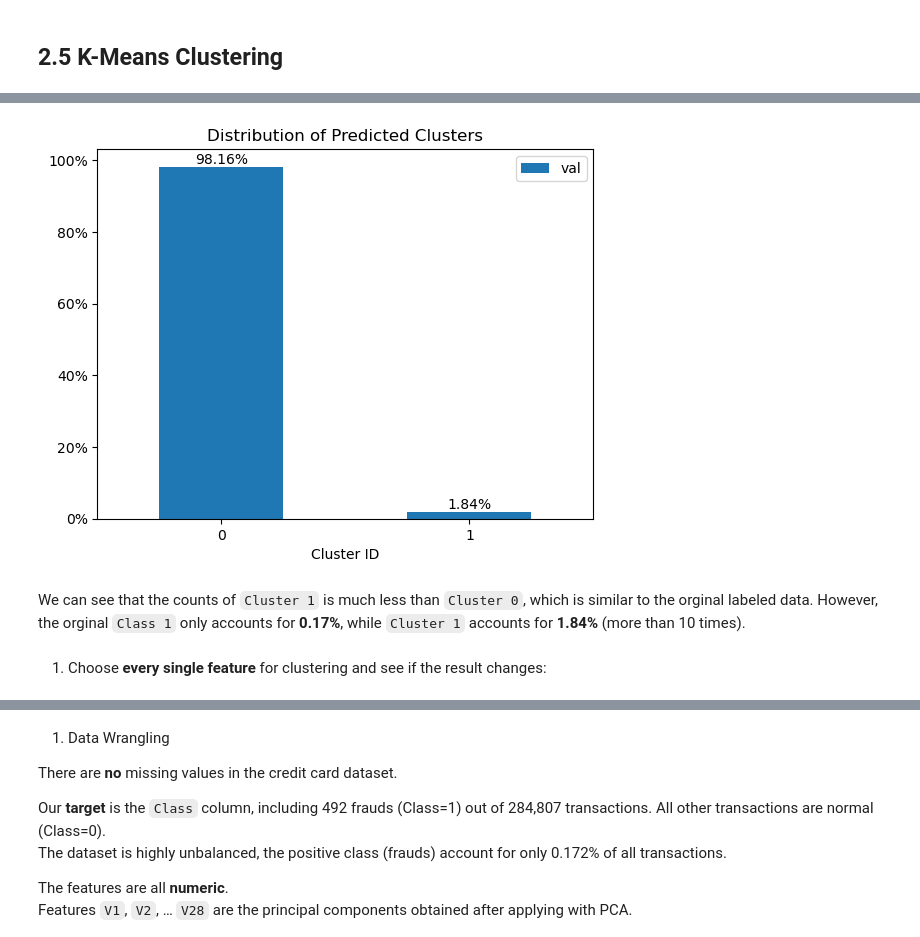
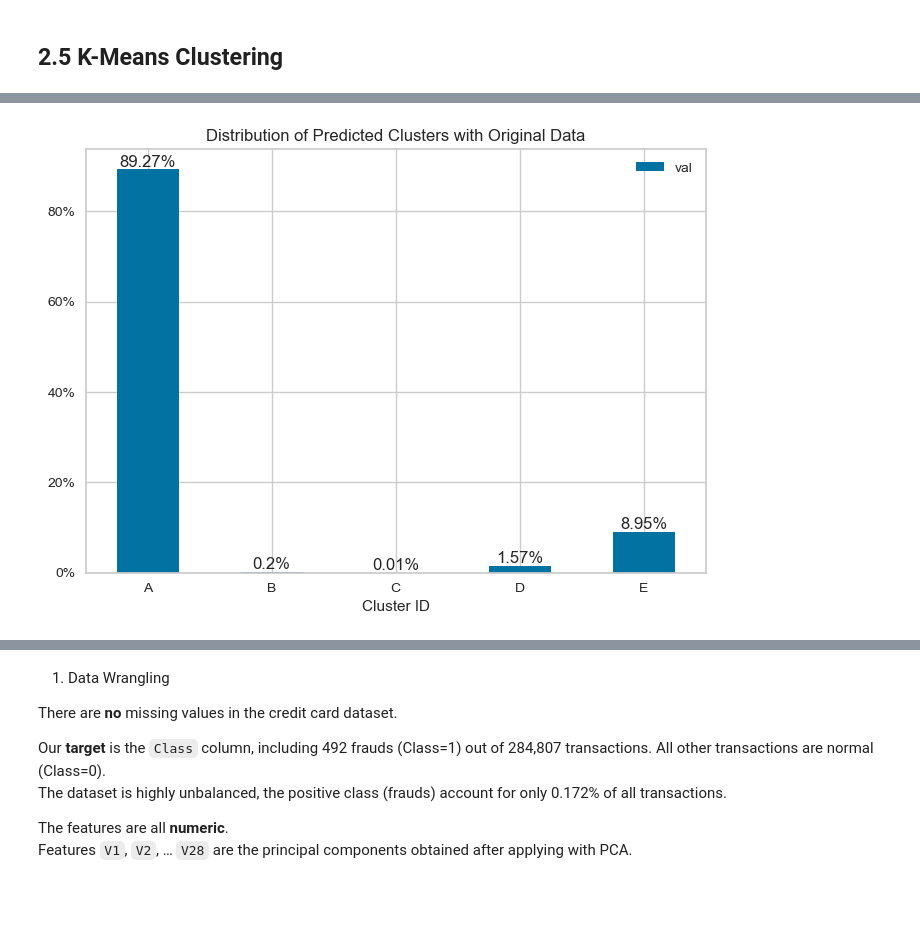
Before and after one commit to zxie9/Capstone-Project-Three, a Jupyter notebook: Notebooks/2. Data Wrangling and EDA.ipynb, the cells around one changed output, grey strips where cells are left out. Cells and saved outputs as stored; diff of their text form; code cells hidden in the pictures; blank space fills up the shorter version.

Commit message:
Data wrangling & EDA

```diff
--- a/Notebooks/2. Data Wrangling and EDA.ipynb
+++ b/Notebooks/2. Data Wrangling and EDA.ipynb
@@ -312,6 +299,0 @@ Set n_clusters = 2:
-# %%
-from sklearn.cluster import KMeans
-
-X = c_data[c_features]
-clustering_kmeans = KMeans(n_clusters=2, random_state=0, n_init="auto")
-c_data['Cluster'] = clustering_kmeans.fit_predict(X)
@@ -317,0 +302,12 @@ c_data['Cluster'] = clustering_kmeans.fit_predict(X)
+# %%
+from sklearn.preprocessing import StandardScaler
+
+std_scaler = StandardScaler()
+
+c_data_scaled = std_scaler.fit_transform(c_data.to_numpy())
+c_data_scaled = pd.DataFrame(c_data_scaled)
+
+c_data_scaled.columns=c_data.columns.values
+
+print("Scaled Dataset Using StandardScaler:")
+c_data_scaled.head(3)
@@ -317,0 +346,18 @@ c_data['Cluster'] = clustering_kmeans.fit_predict(X)
+# %%
+clustering_kmeans = KMeans(n_clusters=5, random_state=0, n_init="auto")
+c_data_scaled['Cluster'] = clustering_kmeans.fit_predict(c_data_scaled)
+
+Cluster_counts = np.bincount(c_data_scaled['Cluster'])
+
+Labels = ['A', 'B', 'C', 'D', 'E']
+
+import matplotlib.ticker as mtick
+#convert to percentage labels
+df = pd.DataFrame({'Cluster ID':Labels, 'val':Cluster_counts})
+df['val'] = df['val'].apply(lambda x: (x/df['val'].sum())*100)
+labels = df['val'].round(2).astype('str') + '%'
+ax = df.plot.bar(x='Cluster ID', y='val', rot=0)
+for container in ax.containers:
+    ax.bar_label(container, labels=labels)
+    ax.yaxis.set_major_formatter(mtick.PercentFormatter())
+    ax.set_title('Distribution of Predicted Clusters with Scaled Data')
@@ -318,21 +366,20 @@ c_data['Cluster'] = clustering_kmeans.fit_predict(X)
 # %%
+clustering_kmeans = KMeans(n_clusters=5, random_state=0, n_init="auto")
+c_data['Cluster'] = clustering_kmeans.fit_predict(c_data)
+
 Cluster_counts = np.bincount(c_data['Cluster'])
 
-Labels = ["0", "1"]
+Labels = ['A', 'B', 'C', 'D', 'E']
 
 import matplotlib.ticker as mtick
 #convert to percentage labels
 df = pd.DataFrame({'Cluster ID':Labels, 'val':Cluster_counts})
 df['val'] = df['val'].apply(lambda x: (x/df['val'].sum())*100)
 labels = df['val'].round(2).astype('str') + '%'
 ax = df.plot.bar(x='Cluster ID', y='val', rot=0)
 for container in ax.containers:
     ax.bar_label(container, labels=labels)
     ax.yaxis.set_major_formatter(mtick.PercentFormatter())
-    ax.set_title('Distribution of Predicted Clusters')
+    ax.set_title('Distribution of Predicted Clusters with Original Data')
 # %% [output]
-[figure, old version]
+[figure, new version]
-# %% [markdown]
-We can see that the counts of `Cluster 1` is much less than `Cluster 0`, which is similar to the orginal labeled data. However, the orginal `Class 1` only accounts for **0.17%**, while `Cluster 1` accounts for **1.84%** (more than 10 times).
-# %% [markdown]
-1. Choose **every single feature** for clustering and see if the result changes:
```
Also changed, not shown: parts of 33 cells of this notebook.
